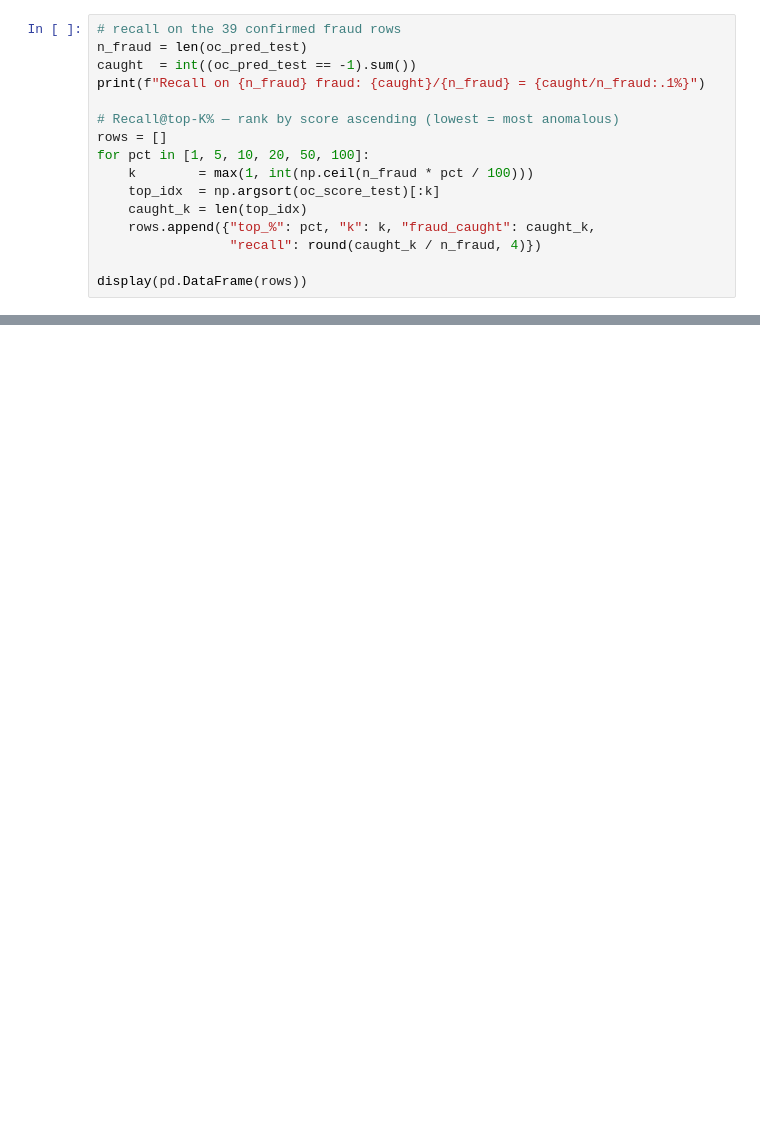
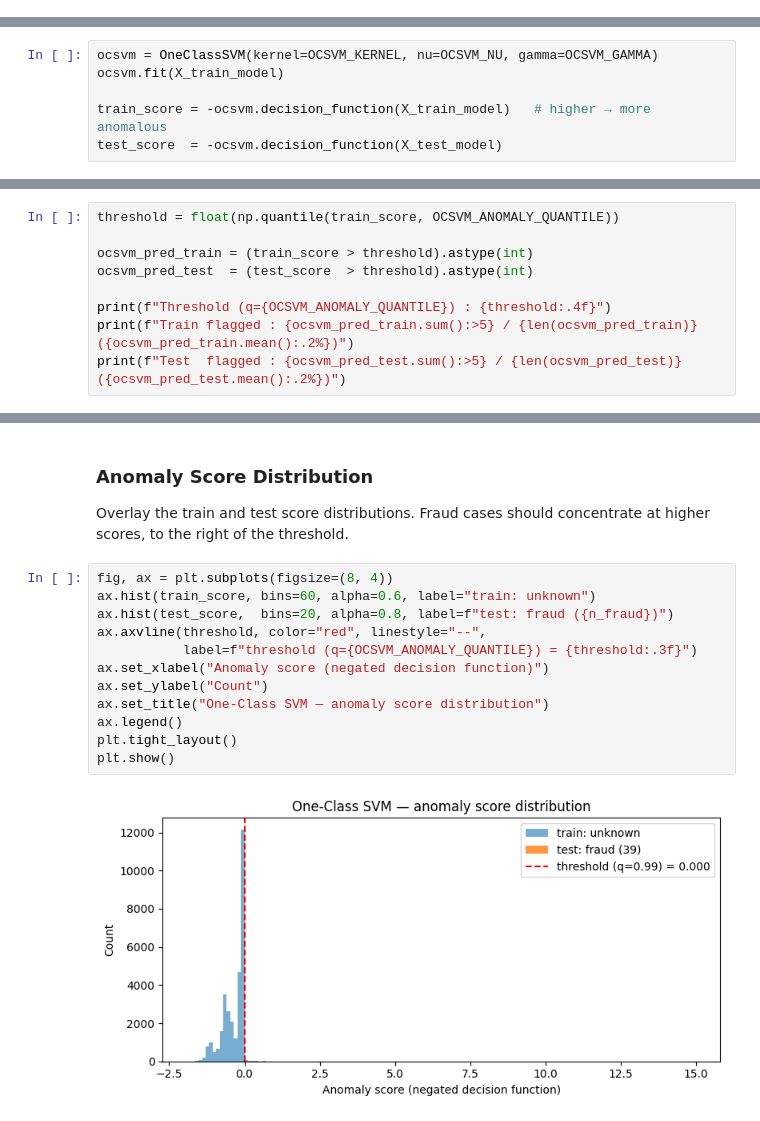
Before and after one commit to anhnd210020/ekyc, a Jupyter notebook: ocsvm.ipynb, the cells around one changed output, grey strips where cells are left out. Drawn from its saved outputs; the diff is of its cells as text; blank space fills up the shorter version.

```diff
--- a/ocsvm.ipynb
+++ b/ocsvm.ipynb
@@ -434,16 +0,0 @@ Test  flagged : 39 / 39   (100.00%)
-# %%
-# recall on the 39 confirmed fraud rows
-n_fraud = len(oc_pred_test)
-caught  = int((oc_pred_test == -1).sum())
-print(f"Recall on {n_fraud} fraud: {caught}/{n_fraud} = {caught/n_fraud:.1%}")
-
-# Recall@top-K% — rank by score ascending (lowest = most anomalous)
-rows = []
-for pct in [1, 5, 10, 20, 50, 100]:
-    k        = max(1, int(np.ceil(n_fraud * pct / 100)))
-    top_idx  = np.argsort(oc_score_test)[:k]
-    caught_k = len(top_idx)
-    rows.append({"top_%": pct, "k": k, "fraud_caught": caught_k,
-                 "recall": round(caught_k / n_fraud, 4)})
-
-display(pd.DataFrame(rows))
@@ -569,0 +372,6 @@ plt.show()
+# %%
+ocsvm = OneClassSVM(kernel=OCSVM_KERNEL, nu=OCSVM_NU, gamma=OCSVM_GAMMA)
+ocsvm.fit(X_train_model)
+
+train_score = -ocsvm.decision_function(X_train_model)   # higher → more anomalous
+test_score  = -ocsvm.decision_function(X_test_model)
@@ -569,0 +406,9 @@ plt.show()
+# %%
+threshold = float(np.quantile(train_score, OCSVM_ANOMALY_QUANTILE))
+
+ocsvm_pred_train = (train_score > threshold).astype(int)
+ocsvm_pred_test  = (test_score  > threshold).astype(int)
+
+print(f"Threshold (q={OCSVM_ANOMALY_QUANTILE}) : {threshold:.4f}")
+print(f"Train flagged : {ocsvm_pred_train.sum():>5} / {len(ocsvm_pred_train)}  ({ocsvm_pred_train.mean():.2%})")
+print(f"Test  flagged : {ocsvm_pred_test.sum():>5} / {len(ocsvm_pred_test)}   ({ocsvm_pred_test.mean():.2%})")
@@ -569,0 +427,19 @@ plt.show()
+# %% [markdown]
+### Anomaly Score Distribution
+
+Overlay the train and test score distributions. Fraud cases should concentrate
+at higher scores, to the right of the threshold.
+# %%
+fig, ax = plt.subplots(figsize=(8, 4))
+ax.hist(train_score, bins=60, alpha=0.6, label="train: unknown")
+ax.hist(test_score,  bins=20, alpha=0.8, label=f"test: fraud ({n_fraud})")
+ax.axvline(threshold, color="red", linestyle="--",
+           label=f"threshold (q={OCSVM_ANOMALY_QUANTILE}) = {threshold:.3f}")
+ax.set_xlabel("Anomaly score (negated decision function)")
+ax.set_ylabel("Count")
+ax.set_title("One-Class SVM — anomaly score distribution")
+ax.legend()
+plt.tight_layout()
+plt.show()
+# %% [output]
+[figure, added]
```
Also changed, not shown: parts of 55 cells of this notebook, 2 other files.
